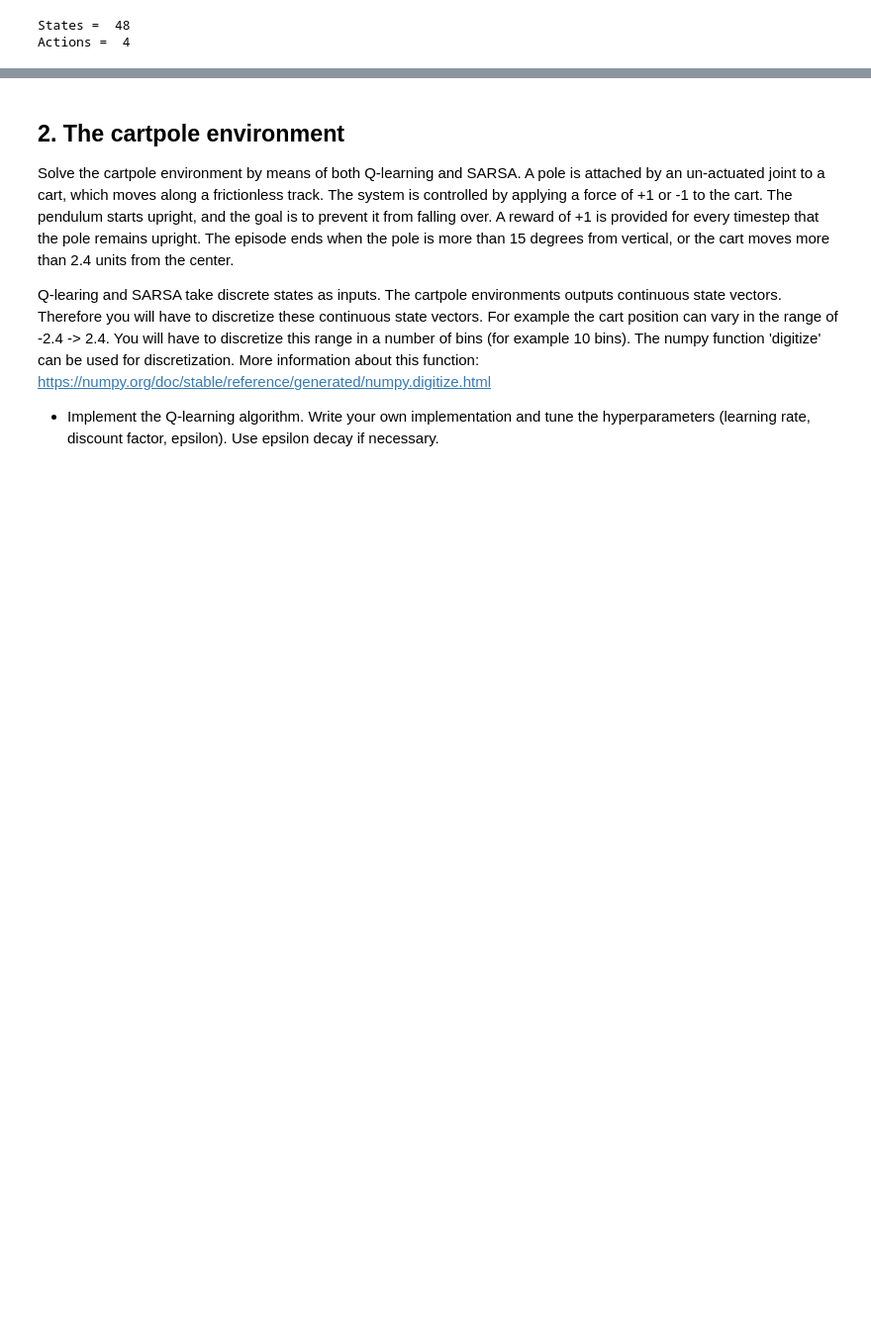
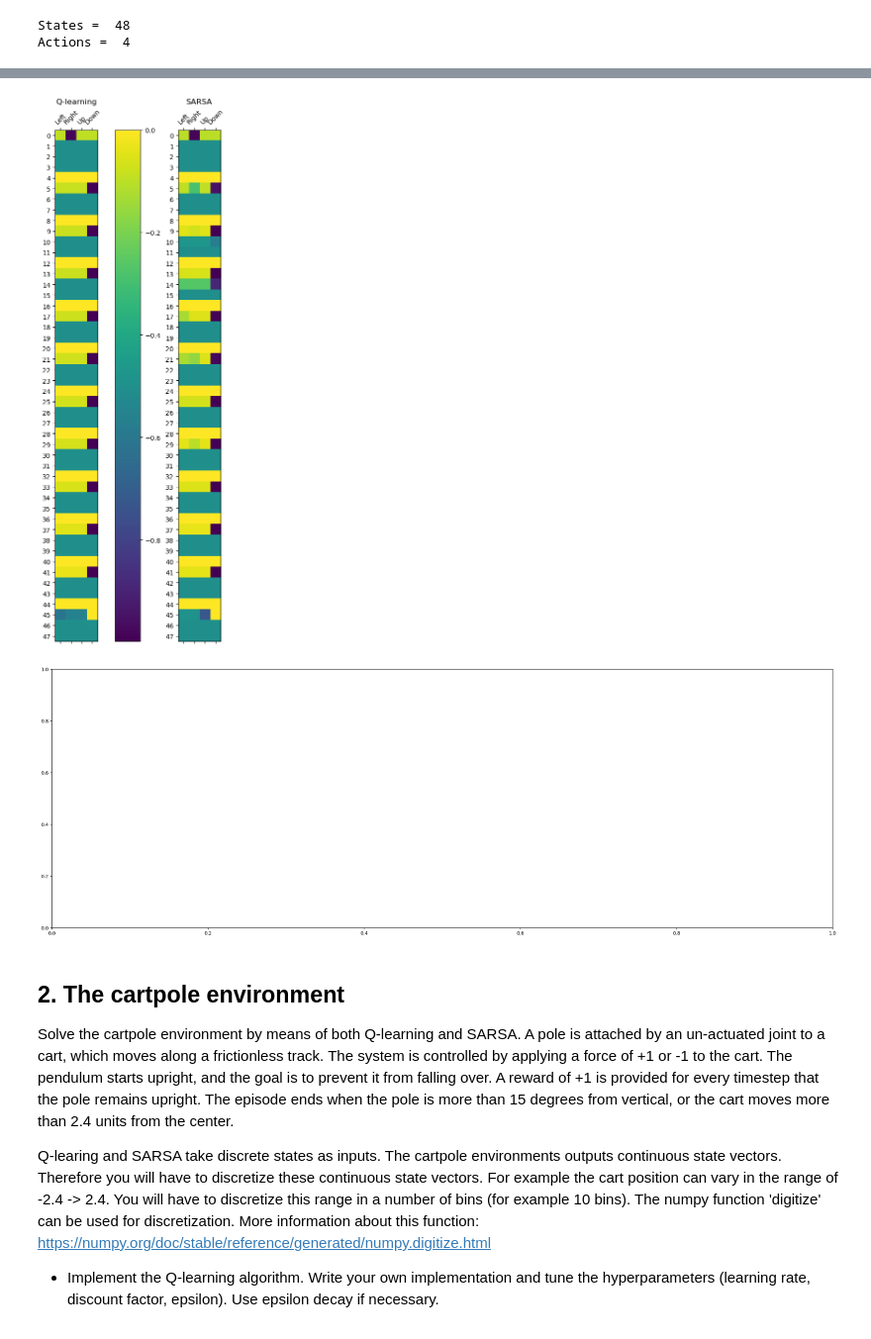
Before and after one commit to RichardVanraes/TDL, a Jupyter notebook: Session_03_Temporal_Diffence_Learning_Assignment.ipynb, the cells around one changed output, grey strips where cells are left out. Shown: that part at 99% size. Drawn from its saved outputs; the diff is of its cells as text; code cells hidden in the pictures; blank space fills up the shorter version.

```diff
--- a/Session_03_Temporal_Diffence_Learning_Assignment.ipynb
+++ b/Session_03_Temporal_Diffence_Learning_Assignment.ipynb
@@ -33,7 +32,7 @@ import seaborn as sns
 # %%
 # Define the agent
 class Qagent:
-    def __init__(self, nr_states, nr_actions, alpha, gamma, exploration_rate, decay):
+    def __init__(self, nr_states, nr_actions, alpha, gamma, exploration_rate, decay, init_value):
         self.alpha = alpha
         self.gamma = gamma
         self.exploration_rate = exploration_rate
@@ -43,14 +42,13 @@ class Qagent:
         self.current_state = 0
         self.previous_state = 0
         self.possibleActions = [0, 1, 2, 3]
-        self.q_table = np.zeros((nr_states, nr_actions))
-
-    def set_exploration_rate(self, exploration_rate):
-        self.exploration_rate = exploration_rate
-
+        if init_value != 0:
+            self.q_table = np.full((nr_states, nr_actions), init_value)
+        else:
+            self.q_table = np.zeros((nr_states, nr_actions))
+        print(self.q_table)
     def compute_action(self, state): #state is integer in nr_states()
         self.state = state
-        self.exploration_rate = self.exploration_rate*self.decay
         self.r = random.random()
         if self.r <= self.exploration_rate:
             self.action = random.sample(self.possibleActions, 1)[0] # random.sample returns a list() of one item therefore we need to pick the first element [0] of that list
@@ -58,7 +56,7 @@ class Qagent:
         else:
             self.action = np.argmax(self.q_table[self.state,:])
             # print(self.r, self.exploration_rate, 'exploitation')
-
+        self.exploration_rate = self.exploration_rate*self.decay
         return self.action
 
     def update_qtable(self, new_state, state, reward):
@@ -73,3 +71,5 @@ class Qagent:
             self.next_q_value = self.q_table[self.new_state, np.argmax(self.q_table[self.new_state, :])]
 
         self.q_table[self.state, self.action] = (1 - self.alpha)*self.q_table[self.state,self.action]+self.alpha*(self.reward+self.gamma*self.next_q_value)
+
+        self.alpha = self.alpha * self.decay
@@ -175,3 +253,33 @@ ValueError: operands could not be broadcast together with shapes (40,) (10,)
+# %%
+from sklearn.preprocessing import Normalizer
+import pandas as pd
+transformer = Normalizer().fit(QL_James.q_table)
+Q_scaled_qtable = transformer.transform(QL_James.q_table)
+
+transformer = Normalizer().fit(SA_James.q_table)
+SA_scaled_qtable = transformer.transform(SA_James.q_table)
+
+import seaborn as sns
+actions=("Left","Right","Up","Down")
+fig, axes = plt.subplots(1,2, figsize=(12,12))
+ax1, ax2 = axes
+im1 = ax1.matshow(Q_scaled_qtable)
+im2 = ax2.matshow(SA_scaled_qtable)
+ax1.set_title("Q-learning")
+ax2.set_title("SARSA")
+ax1.set_yticks(range(env_states))
+ax1.set_xticks(range(env_actions))
+ax1.set_xticklabels(actions,rotation=45)
+ax2.set_yticks(range(env_states))
+ax2.set_xticks(range(env_actions))
+ax2.set_xticklabels(actions,rotation=45)
+plt.tight_layout()
+plt.figure(figsize=(30,10))
+plt.colorbar(im1)
+plt.show()
+# %% [output]
+[figure, added]
+[figure, added]
 # %% [markdown]
 ## 2. The cartpole environment
 
```
Also changed, not shown: parts of 6 cells of this notebook.
